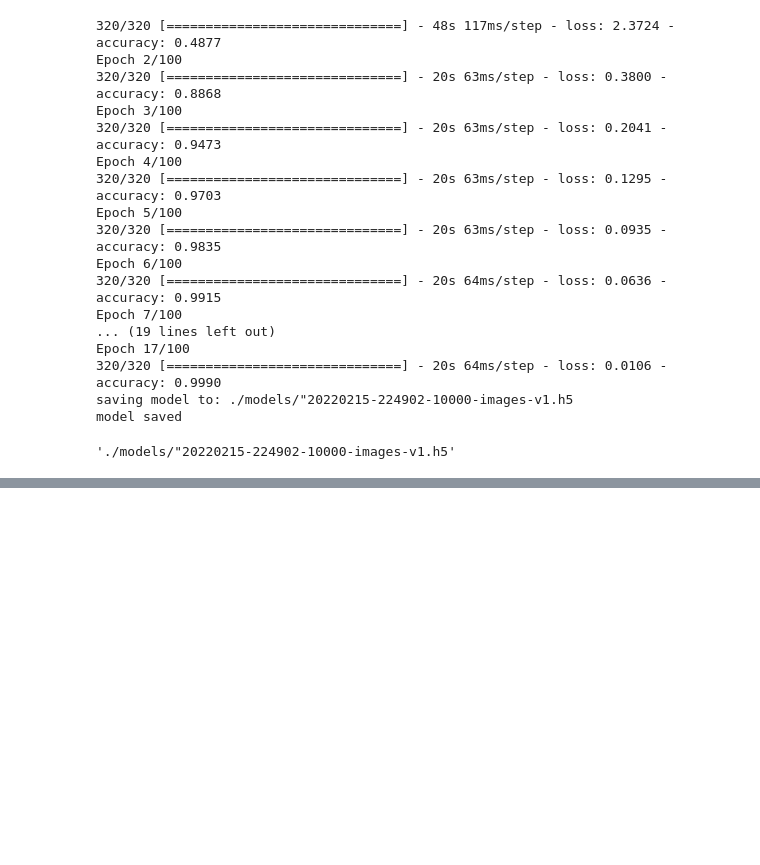
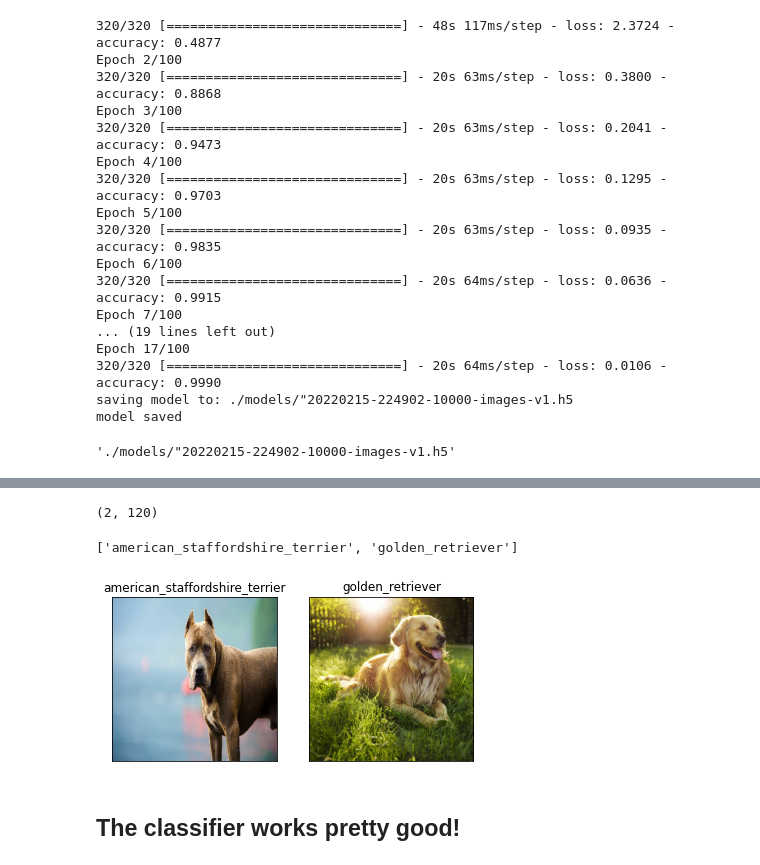
Before and after one commit to A1DS19/dog-vision, a Jupyter notebook: dog-vision.ipynb, the cells around one changed output, grey strips where cells are left out. Saved outputs shown, nothing was run; the diff lists cells and outputs as text; code cells hidden in the pictures; blank space fills up the shorter version.

Commit message:
Custom predictions on model Works pretty good!

```diff
--- a/dog-vision.ipynb
+++ b/dog-vision.ipynb
@@ -692,0 +730,3 @@ loaded
+# %%
+custom_test_data = create_data_batches(custom_images, test_data=True)
+custom_test_data
@@ -692,0 +737,2 @@ loaded
+# %%
+custom_preds = model_10000_images.predict(custom_test_data, verbose=1)
@@ -692,0 +741,25 @@ loaded
+# %%
+custom_preds.shape
+# %% [output]
+(2, 120)
+# %%
+custom_pred_labels = [get_prediction_label(custom_preds[i]) for i in range(len(custom_preds))]
+custom_pred_labels
+# %% [output]
+['american_staffordshire_terrier', 'golden_retriever']
+# %%
+custom_imgs = []
+for image in custom_test_data.unbatch().as_numpy_iterator():
+    custom_imgs.append(image)
+# %%
+plt.figure(figsize=(10,10))
+for i, image in enumerate(custom_imgs):
+    plt.subplot(1, 3, i+1)
+    plt.xticks([])
+    plt.yticks([])
+    plt.title(custom_pred_labels[i])
+    plt.imshow(image)
+# %% [output]
+[figure, added]
+# %% [markdown]
+## The classifier works pretty good!
```
Also changed, not shown: parts of 12 cells of this notebook, 2 other files.
